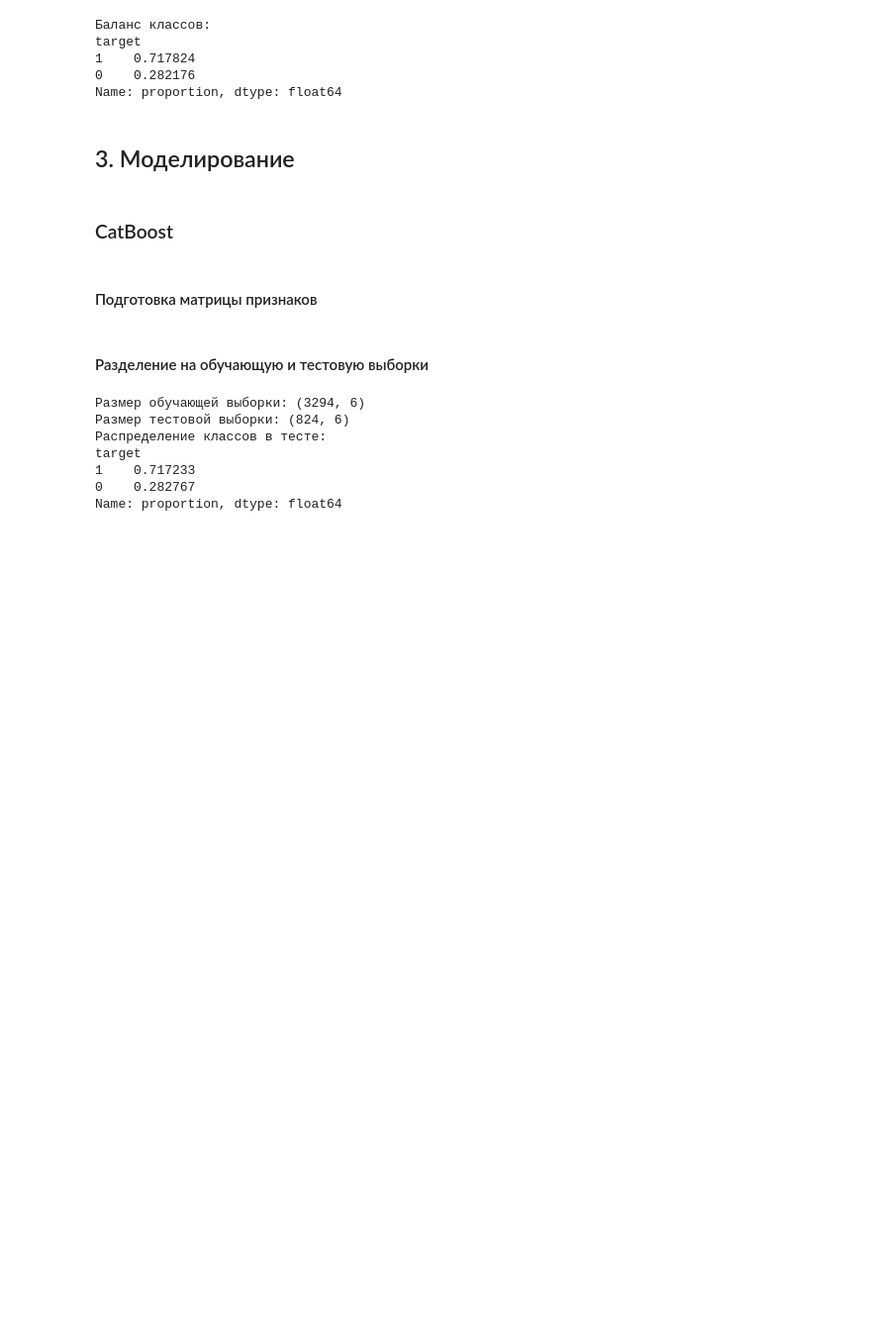
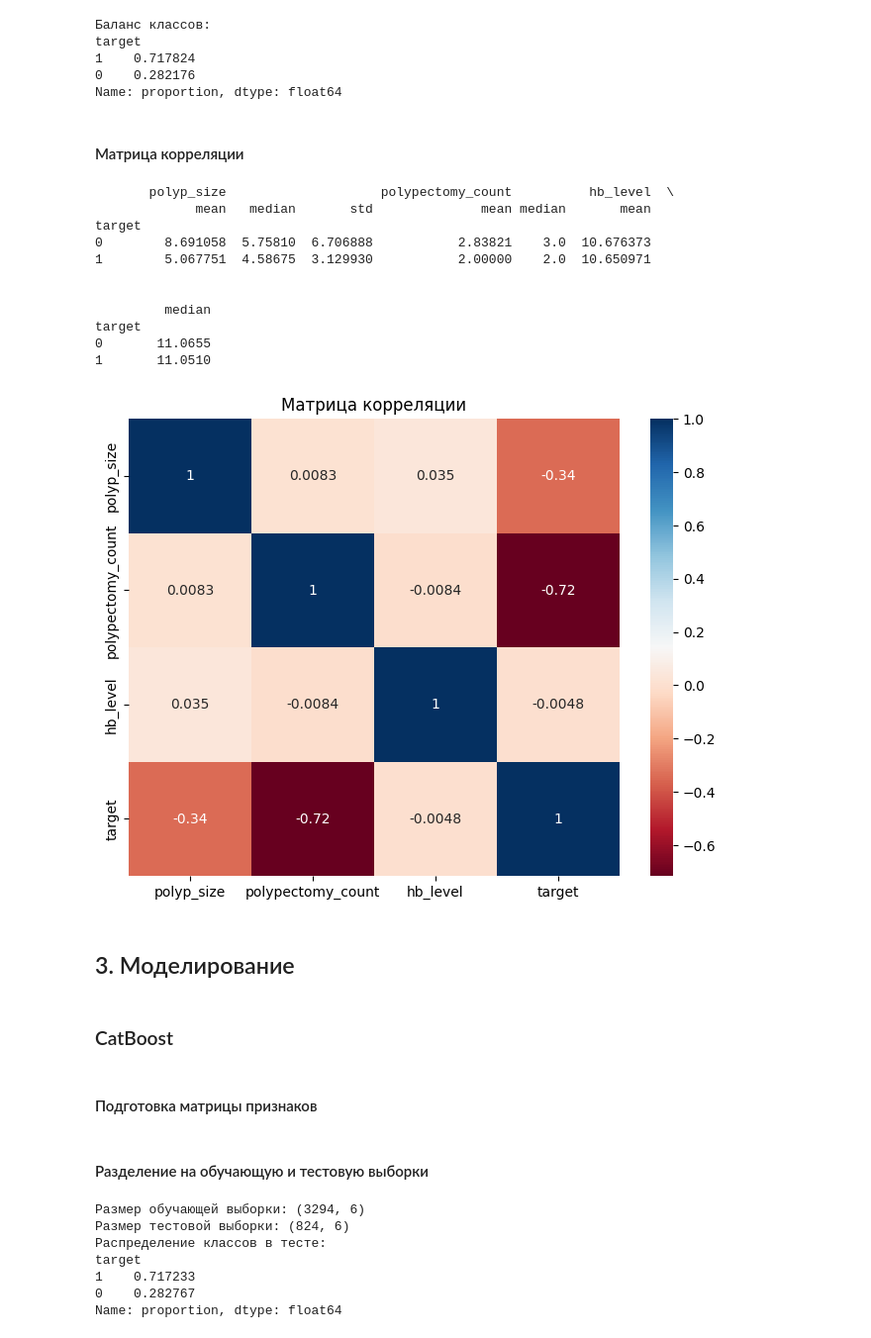
Before and after one commit to BalshowAndrew/oncology_fhir_analytics, a Jupyter notebook: notebooks/02_assessing_camcer_risk.ipynb, the cells around one changed output. Shown at 99% size. Drawn from its saved outputs; the diff is of its cells as text; code cells hidden in the pictures; blank space fills up the shorter version.

```diff
--- a/notebooks/02_assessing_camcer_risk.ipynb
+++ b/notebooks/02_assessing_camcer_risk.ipynb
@@ -522,6 +527,35 @@ target
 1    0.717824
 0    0.282176
 Name: proportion, dtype: float64
+# %% [markdown]
+#### Матрица корреляции
+# %%
+# Анализ распределения признаков
+analysis = df_assessing_cancer_risk_final.groupby('target').agg({
+    'polyp_size': ['mean', 'median', 'std'],
+    'polypectomy_count': ['mean', 'median'],
+    'hb_level': ['mean', 'median']
+})
+print(analysis)
+
+# Проверка корреляции признаков между собой
+plt.figure(figsize=(8,6))
+sns.heatmap(df_assessing_cancer_risk_final[['polyp_size', 'polypectomy_count', 'hb_level', 'target']].corr(), annot=True, cmap='RdBu')
+plt.title("Матрица корреляции")
+plt.show()
+# %% [output]
+       polyp_size                    polypectomy_count          hb_level  \
+             mean   median       std              mean median       mean
+target
+0        8.691058  5.75810  6.706888           2.83821    3.0  10.676373
+1        5.067751  4.58675  3.129930           2.00000    2.0  10.650971
+
+
+         median
+target
+0       11.0655
+1       11.0510
+[figure, added]
 # %% [markdown]
 ## 3. Моделирование
 # %% [markdown]
```
Also changed, not shown: parts of 36 cells of this notebook, 6 other files.
